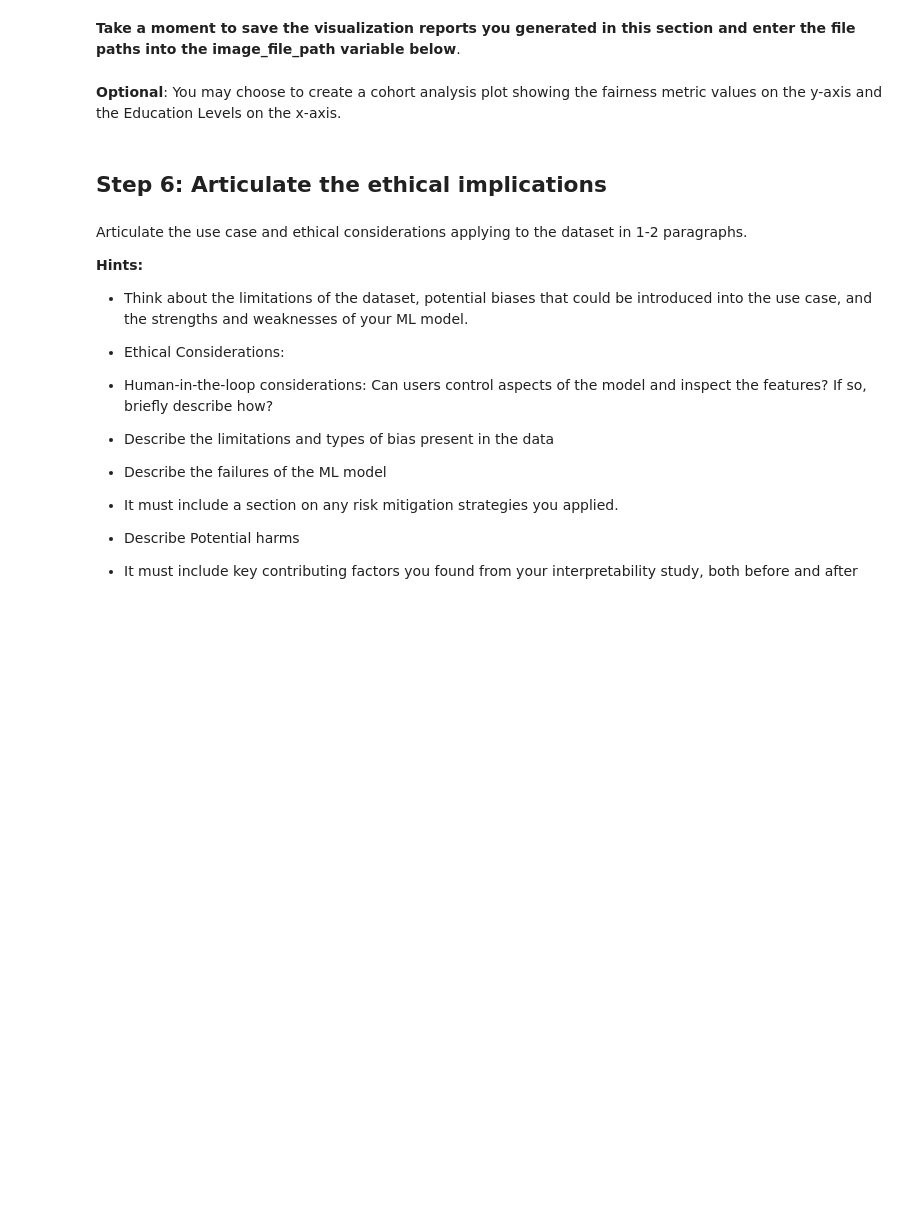
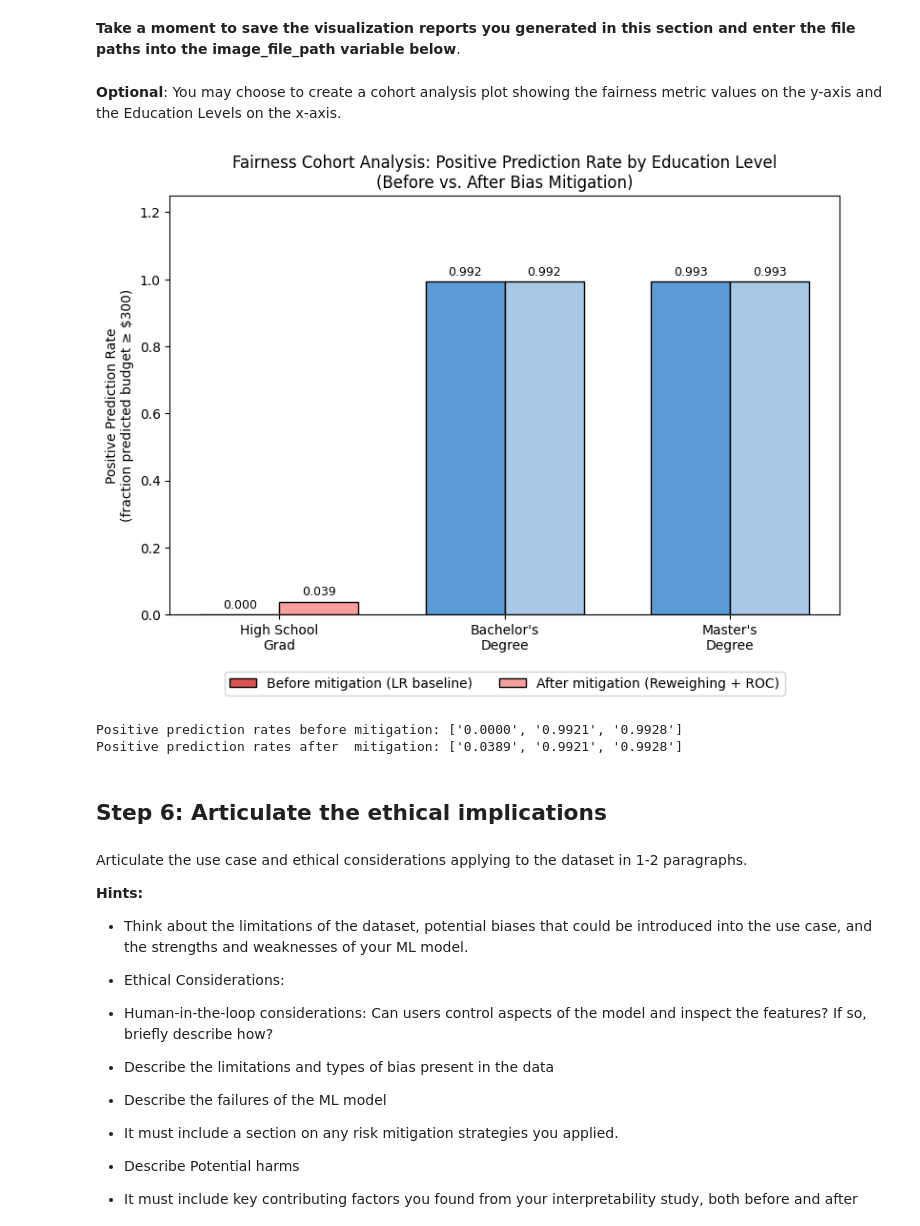
Before and after one commit to thebreadishard/udacity-idoou, a Jupyter notebook: AI Ethics Project -- STARTER.ipynb, the cells around one changed output. Saved outputs shown, nothing was run; the diff lists cells and outputs as text; code cells hidden in the pictures; blank space fills up the shorter version.

```diff
--- a/AI Ethics Project -- STARTER.ipynb
+++ b/AI Ethics Project -- STARTER.ipynb
@@ -661,3 +870,60 @@ image_file_path ="""
+# %%
+# Optional: Fairness cohort analysis — positive prediction rate per education group,
+# before and after mitigation. Shows where the model is generous or stingy with
+# favorable predictions, making the SPD improvement visible per cohort.
+
+y_lr_pred_flat  = y_lr_best.ravel()
+y_roc_pred_flat = test_pred_roc.labels.ravel()
+
+cohort_labels_plot  = ["High School\nGrad", "Bachelor's\nDegree", "Master's\nDegree"]
+cohort_feature_idxs = [hs_idx, ba_idx, ma_idx]
+
+ppr_before = []
+ppr_after  = []
+
+for idx in cohort_feature_idxs:
+    mask = test_feats[:, idx] == 1
+    n    = mask.sum()
+    ppr_before.append(y_lr_pred_flat[mask].sum()  / max(n, 1))
+    ppr_after.append( y_roc_pred_flat[mask].sum() / max(n, 1))
+
+x      = np.arange(len(cohort_labels_plot))
+width  = 0.35
+colors_before = ['#d9534f', '#5b9bd5', '#5b9bd5']
+colors_after  = ['#f5a09e', '#a8c8e8', '#a8c8e8']
+
+fig, ax = plt.subplots(figsize=(8, 6))
+bars_before = ax.bar(x - width / 2, ppr_before, width,
+                     label='Before mitigation (LR baseline)',
+                     color=colors_before, edgecolor='black')
+bars_after  = ax.bar(x + width / 2, ppr_after,  width,
+                     label='After mitigation (Reweighing + ROC)',
+                     color=colors_after,  edgecolor='black')
+
+ax.set_xticks(x)
+ax.set_xticklabels(cohort_labels_plot)
+ax.set_ylim(0, 1.25)
+ax.set_ylabel('Positive Prediction Rate\n(fraction predicted budget ≥ $300)')
+ax.set_title('Fairness Cohort Analysis: Positive Prediction Rate by Education Level\n(Before vs. After Bias Mitigation)')
+ax.legend(loc='upper center', bbox_to_anchor=(0.5, -0.12), ncol=2, frameon=True)
+
+for bar, val in zip(bars_before, ppr_before):
+    ax.text(bar.get_x() + bar.get_width() / 2, bar.get_height() + 0.01,
+            f'{val:.3f}', ha='center', va='bottom', fontsize=9)
+for bar, val in zip(bars_after, ppr_after):
+    ax.text(bar.get_x() + bar.get_width() / 2, bar.get_height() + 0.01,
+            f'{val:.3f}', ha='center', va='bottom', fontsize=9)
+
+plt.tight_layout()
+plt.savefig("fairness_cohort_analysis.png", dpi=150, bbox_inches="tight")
+plt.show()
+
+print("\nPositive prediction rates before mitigation:", [f"{v:.4f}" for v in ppr_before])
+print("Positive prediction rates after  mitigation:", [f"{v:.4f}" for v in ppr_after])
+# %% [output]
+[figure, added]
+Positive prediction rates before mitigation: ['0.0000', '0.9921', '0.9928']
+Positive prediction rates after  mitigation: ['0.0389', '0.9921', '0.9928']
 # %% [markdown]
 ## Step 6: Articulate the ethical implications
 # %% [markdown]
```
Also changed, not shown: parts of 15 cells of this notebook, 4 other files.
